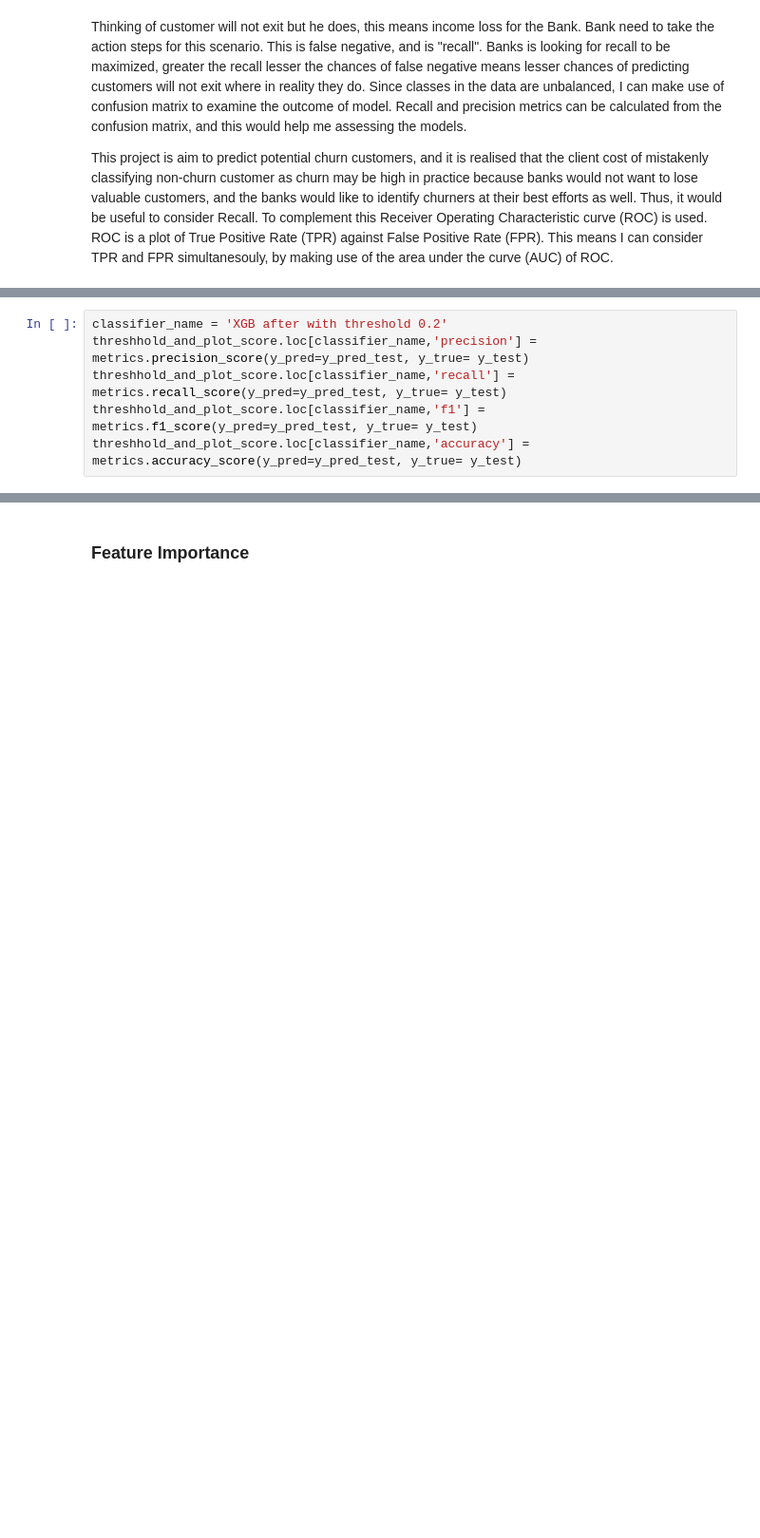
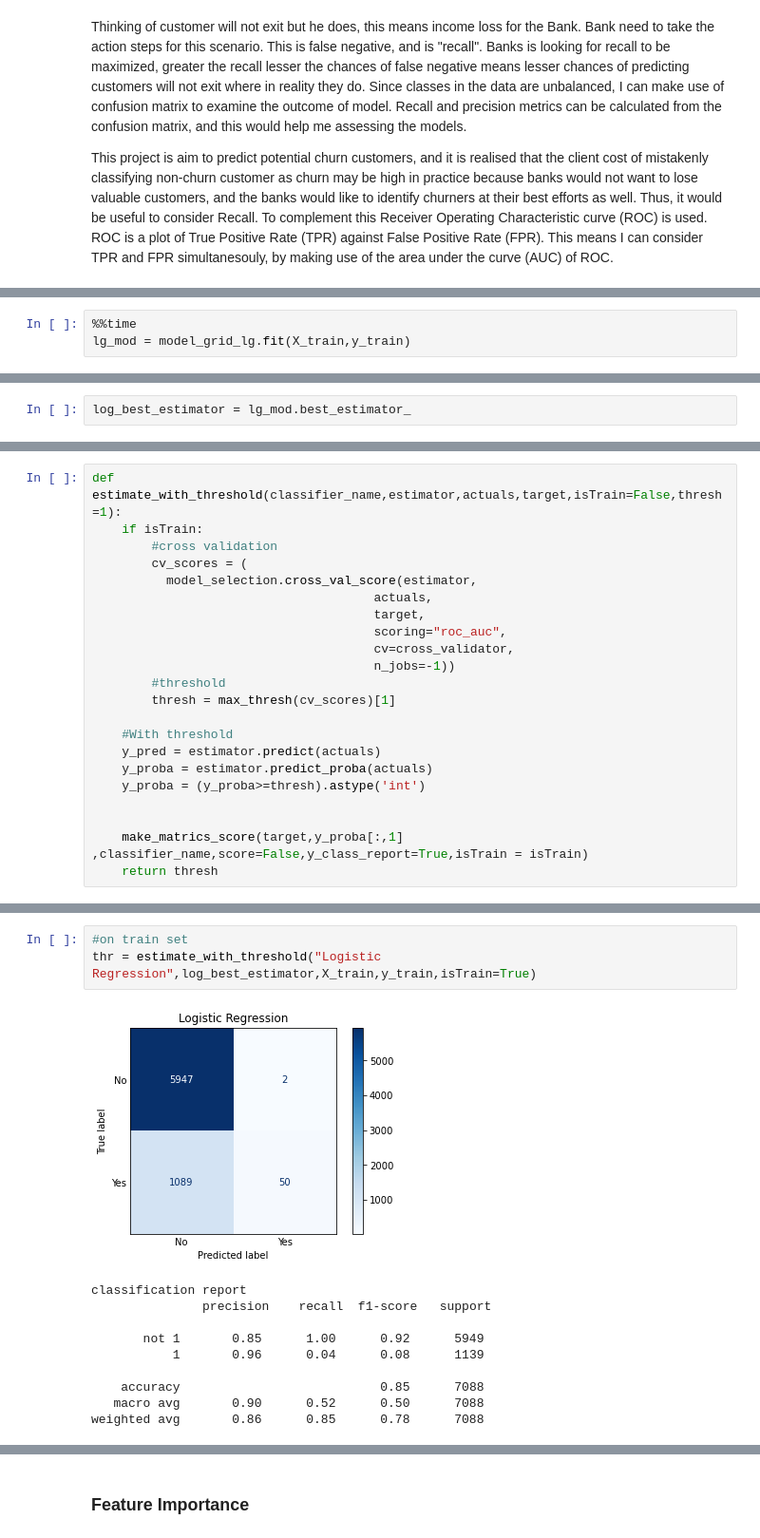
Before and after one commit to shaisid01/Data-Science, a Jupyter notebook: CapstoneProjects/Capstone 2/Notebooks/05_modeling.ipynb, the cells around one changed output, grey strips where cells are left out. Shown at 95% size. Cells and saved outputs as stored; diff of their text form; blank space fills up the shorter version.

Commit message:
corrections after feedback

```diff
--- a/CapstoneProjects/Capstone 2/Notebooks/05_modeling.ipynb
+++ b/CapstoneProjects/Capstone 2/Notebooks/05_modeling.ipynb
@@ -509,6 +427,0 @@ recall:  0.8319672131147541
-# %%
-classifier_name = 'XGB after with threshold 0.2'
-threshhold_and_plot_score.loc[classifier_name,'precision'] = metrics.precision_score(y_pred=y_pred_test, y_true= y_test)
-threshhold_and_plot_score.loc[classifier_name,'recall'] = metrics.recall_score(y_pred=y_pred_test, y_true= y_test)
-threshhold_and_plot_score.loc[classifier_name,'f1'] = metrics.f1_score(y_pred=y_pred_test, y_true= y_test)
-threshhold_and_plot_score.loc[classifier_name,'accuracy'] = metrics.accuracy_score(y_pred=y_pred_test, y_true= y_test)
@@ -524,0 +512,3 @@ threshhold_and_plot_score
+# %%
+%%time
+lg_mod = model_grid_lg.fit(X_train,y_train)
@@ -524,0 +518,2 @@ threshhold_and_plot_score
+# %%
+log_best_estimator = lg_mod.best_estimator_
@@ -524,0 +632,22 @@ threshhold_and_plot_score
+# %%
+def estimate_with_threshold(classifier_name,estimator,actuals,target,isTrain=False,thresh=1):
+    if isTrain:
+        #cross validation
+        cv_scores = (
+          model_selection.cross_val_score(estimator,
+                                      actuals,
+                                      target,
+                                      scoring="roc_auc",
+                                      cv=cross_validator,
+                                      n_jobs=-1))
+        #threshold
+        thresh = max_thresh(cv_scores)[1]
+
+    #With threshold
+    y_pred = estimator.predict(actuals)
+    y_proba = estimator.predict_proba(actuals)
+    y_proba = (y_proba>=thresh).astype('int')
+
+
+    make_matrics_score(target,y_proba[:,1] ,classifier_name,score=False,y_class_report=True,isTrain = isTrain)
+    return thresh
@@ -524,0 +656,14 @@ threshhold_and_plot_score
+# %%
+#on train set
+thr = estimate_with_threshold("Logistic Regression",log_best_estimator,X_train,y_train,isTrain=True)
+# %% [output]
+[figure, added]
+classification report
+               precision    recall  f1-score   support
+
+       not 1       0.85      1.00      0.92      5949
+           1       0.96      0.04      0.08      1139
+
+    accuracy                           0.85      7088
+   macro avg       0.90      0.52      0.50      7088
+weighted avg       0.86      0.85      0.78      7088
```
Also changed, not shown: parts of 150 cells of this notebook.
